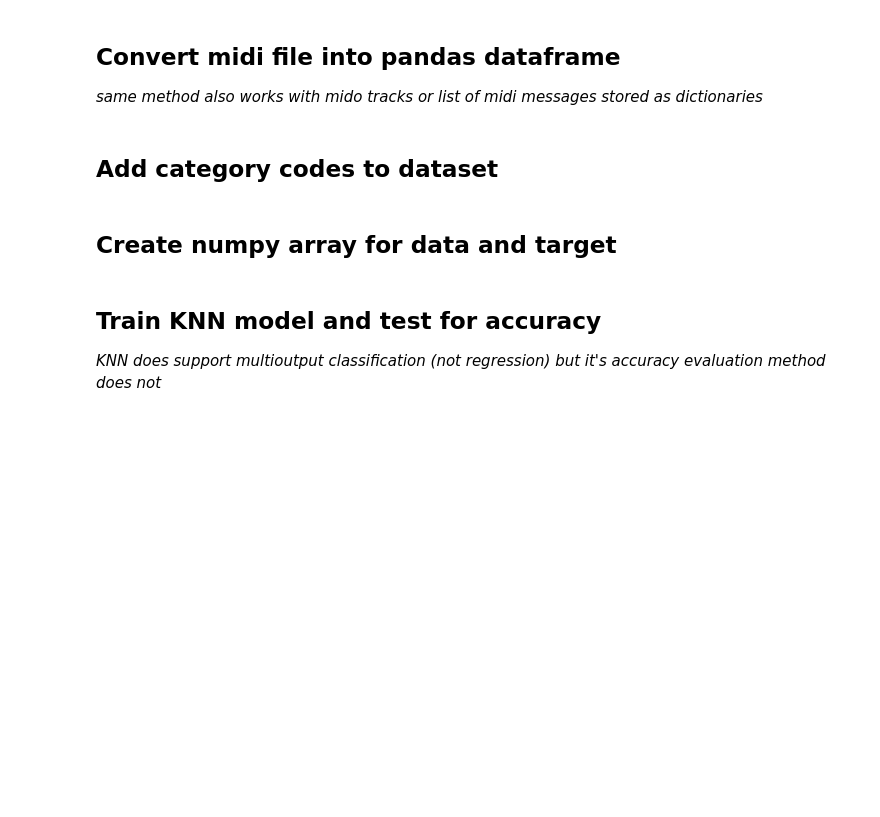
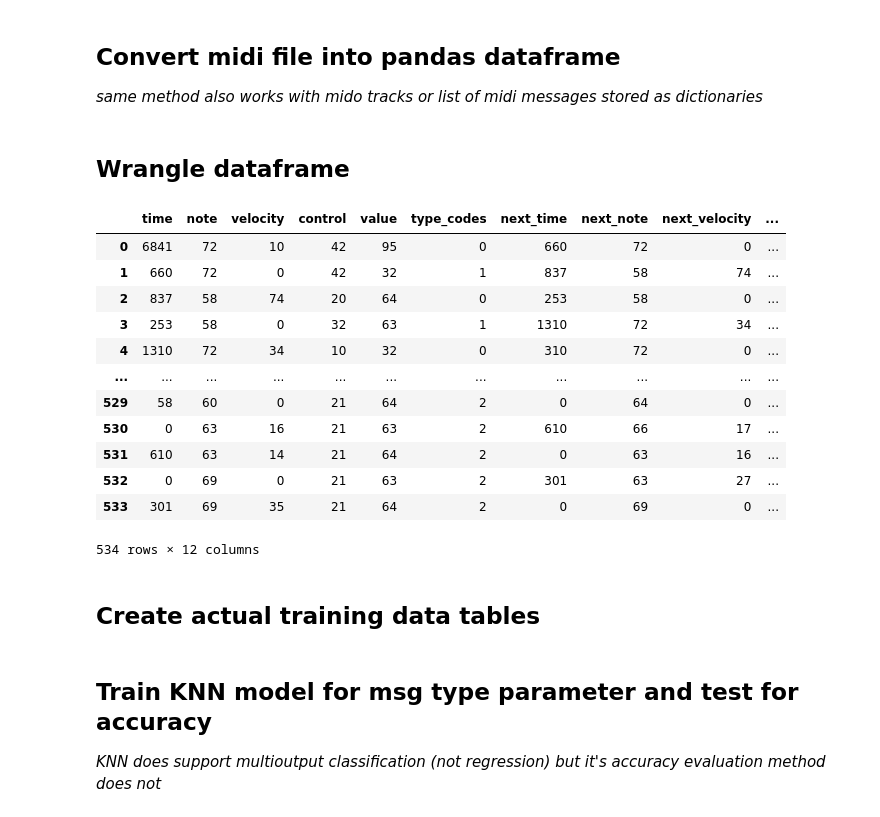
Before and after one commit to diegomoca/pais-de-jauja, a Jupyter notebook: knn_midi-msg.ipynb, the cells around one changed output. Saved outputs shown, nothing was run; the diff lists cells and outputs as text; code cells hidden in the pictures; blank space fills up the shorter version.

Commit message:
programm algorithm to predict individual parameters

```diff
--- a/knn_midi-msg.ipynb
+++ b/knn_midi-msg.ipynb
@@ -13,9 +13,44 @@ df = pd.DataFrame([
     message.dict() for message in midi_file.tracks[0] if not message.is_meta
 ])
 # %% [markdown]
-## Add category codes to dataset
+## Wrangle dataframe
 # %%
+import numpy as np
+from sklearn.impute import KNNImputer
+
+
 # create a category type which enumarates labels in user defined order
-cat_type = pd.CategoricalDtype(['note_on', 'note_off', 'control_change'], ordered=True)
-# create a new series with the category codes
-df['type_codes'] = df['type'].astype(cat_type).cat.codes
+type_names = ['note_on', 'note_off', 'control_change']
+cat_type = pd.CategoricalDtype(type_names, ordered=True)
+# create a new series with the category codes in new variable
+wrangled_df = df
+wrangled_df['type_codes'] = df['type'].astype(cat_type).cat.codes
+
+# create a new series with shifted codes to use next code
+# as current code and predict future
+wrangled_df = wrangled_df.drop(['type', 'channel'], axis=1)
+wrangled_df = pd.concat(
+    # TODO check if it makes sense to use imputer
+    # instead of simple value replacement
+    [wrangled_df, wrangled_df.shift(-1).add_prefix('next_')], axis=1
+).drop(wrangled_df.tail(1).index)
+
+imputer = KNNImputer(n_neighbors=2)
+imputed_array = imputer.fit_transform(wrangled_df)
+imputed_df = pd.DataFrame(imputed_array, columns=wrangled_df.columns).astype('int')
+
+imputed_df
+# %% [output]
+|  | time | note | velocity | control | value | type_codes | next_time | next_note | next_velocity | ... |
+| 0 | 6841 | 72 | 10 | 42 | 95 | 0 | 660 | 72 | 0 | ... |
+| 1 | 660 | 72 | 0 | 42 | 32 | 1 | 837 | 58 | 74 | ... |
+| 2 | 837 | 58 | 74 | 20 | 64 | 0 | 253 | 58 | 0 | ... |
+| 3 | 253 | 58 | 0 | 32 | 63 | 1 | 1310 | 72 | 34 | ... |
+| 4 | 1310 | 72 | 34 | 10 | 32 | 0 | 310 | 72 | 0 | ... |
+| ... | ... | ... | ... | ... | ... | ... | ... | ... | ... | ... |
+| 529 | 58 | 60 | 0 | 21 | 64 | 2 | 0 | 64 | 0 | ... |
+| 530 | 0 | 63 | 16 | 21 | 63 | 2 | 610 | 66 | 17 | ... |
+| 531 | 610 | 63 | 14 | 21 | 64 | 2 | 0 | 63 | 16 | ... |
+| 532 | 0 | 69 | 0 | 21 | 63 | 2 | 301 | 63 | 27 | ... |
+| 533 | 301 | 69 | 35 | 21 | 64 | 2 | 0 | 69 | 0 | ... |
+534 rows × 12 columns
@@ -28,3 +59,3 @@ df.to_csv('test.csv')
 # %% [markdown]
-## Create numpy array for data and target
+## Create actual training data tables
 # %%
@@ -37,5 +66,5 @@ target = df['next_type'].values
 # %% [markdown]
-## Train KNN model and test for accuracy
+## Train KNN model for msg type parameter and test for accuracy
 *KNN does support multioutput classification (not regression) but it's accuracy evaluation method does not*
 # %%
 from sklearn.model_selection import train_test_split
```
Also changed, not shown: parts of 30 cells of this notebook.
